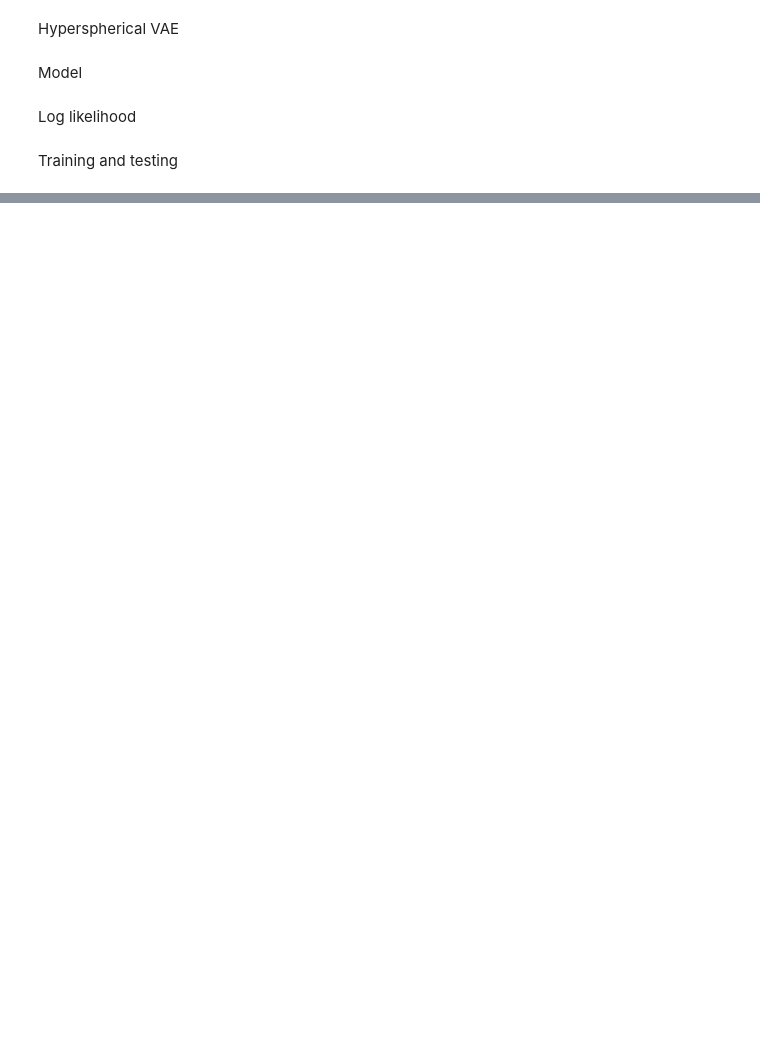
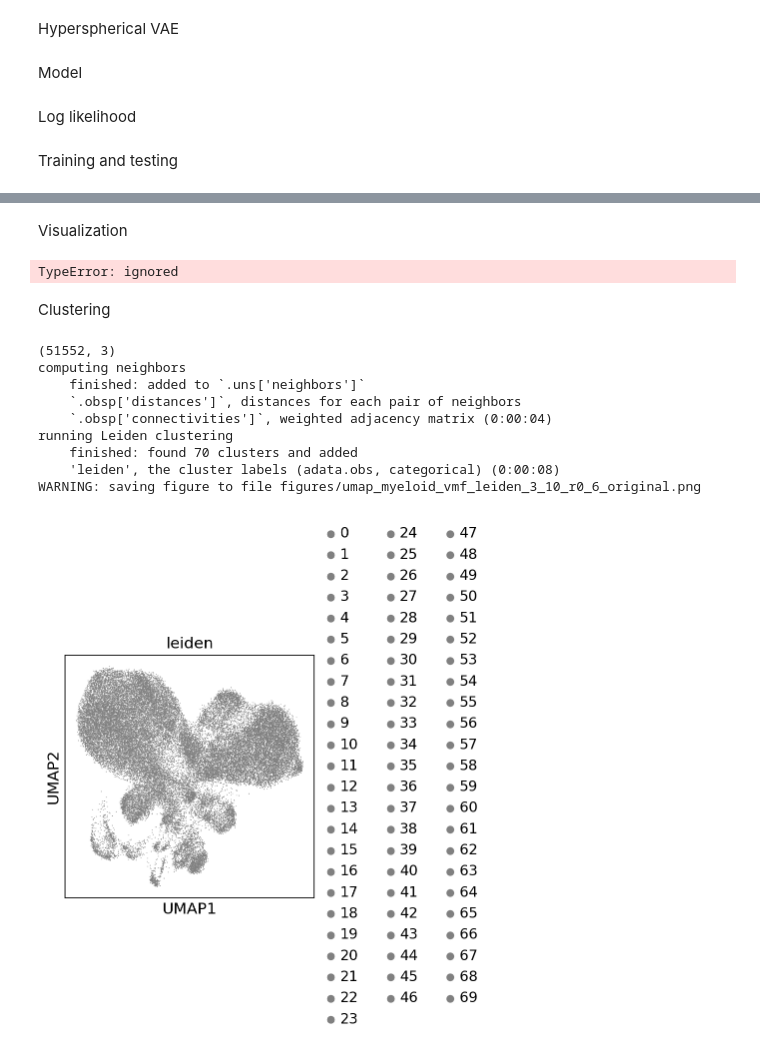
Before and after one commit to sbc806/cpsc-522-project, a Jupyter notebook: hyperspherical_vae_pytorch.ipynb, the cells around one changed output, grey strips where cells are left out. Drawn from its saved outputs; the diff is of its cells as text; code cells hidden in the pictures; blank space fills up the shorter version.

```diff
--- a/hyperspherical_vae_pytorch.ipynb
+++ b/hyperspherical_vae_pytorch.ipynb
@@ -100,7 +116,7 @@ def read_data(filename):
 # %%
 file_path = "./drive/MyDrive/immune_cell_dataset/"
 # data can be myeloid, b_cells, or t_cells
-data = "t_cells"
+data = "myeloid"
 file_path = os.path.join(file_path, data)
 if data == "myeloid":
   filename = "myeloid.h5ad"
@@ -679,0 +649,31 @@ test(modelS, optimizerS)
+# %%
+# Store original UMAP because going to overwrite using reduced examples from VAE
+if "X_umap_original" not in adata.obsm:
+  adata.obsm["X_umap_original"] = adata.obsm["X_umap"]
+
+dist = "vmf"
+if dist == "normal":
+  (z_mean, _), (_, _), _, _, _ = modelN(X)
+  dimensionality_reduced_data = z_mean.detach().numpy()
+elif dist == "vmf":
+  (z_mean, _), (_,_), _, _, _ = modelS(X)
+  dimensionality_reduced_data = z_mean.detach().numpy()
+else:
+  raise NotImplementedError
+
+# Store the embeddings in adata
+adata.obsm["vae_embeddings"] = dimensionality_reduced_data
+# %% [markdown]
+Visualization
+# %%
+if dist == "normal":
+  if adata.obsm["vae_embeddings"].shape[1] == 2:
+    sc.pl.embedding(adata, basis="vae_embeddings", color="leiden")
+elif dist == "vmf":
+  raise NotImplementedError
+else:
+  raise NotImplementedError
+# %% [output]
+TypeError: ignored
+# %% [markdown]
+Clustering
@@ -679,0 +684,25 @@ test(modelS, optimizerS)
+# %%
+# Leiden clustering
+clustering_type = "leiden"
+if data == "myeloid":
+  community_clustering(adata, clustering_type, 10, 0.6,
+                    n_pcs=None, use_original_umap=True, save_figure=True)
+elif data == "t-cells":
+  community_clustering(adata, clustering_type, 10, 0.6,
+                    n_pcs=None, use_original_umap=True, save_figure=False)
+elif data == "b-cells":
+  community_clustering(adata, clustering_type, 10, 0.6,
+                    n_pcs=None, use_original_umap=True, save_figure=False)
+else:
+  raise NotImplementedError
+# %% [output]
+(51552, 3)
+computing neighbors
+    finished: added to `.uns['neighbors']`
+    `.obsp['distances']`, distances for each pair of neighbors
+    `.obsp['connectivities']`, weighted adjacency matrix (0:00:04)
+running Leiden clustering
+    finished: found 70 clusters and added
+    'leiden', the cluster labels (adata.obs, categorical) (0:00:08)
+WARNING: saving figure to file figures/umap_myeloid_vmf_leiden_3_10_r0_6_original.png
+[figure, added]
```
Also changed, not shown: parts of 49 cells of this notebook.
